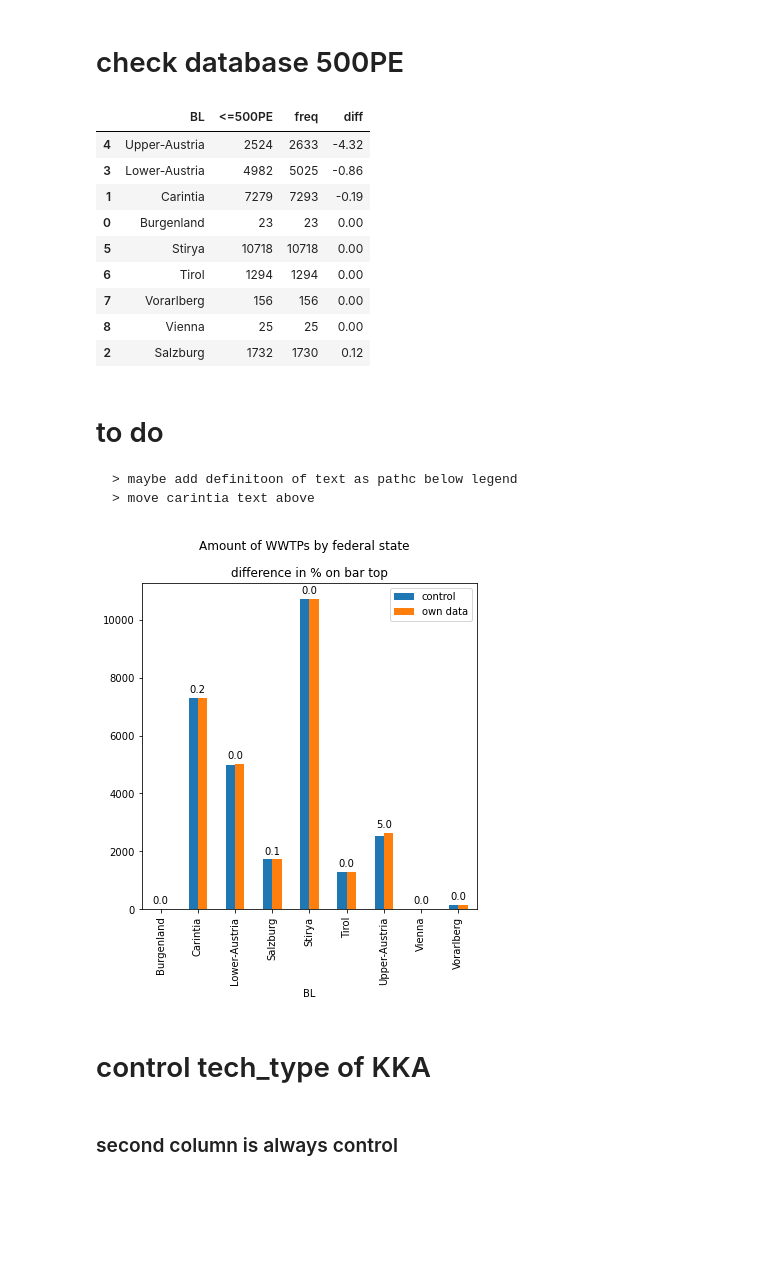
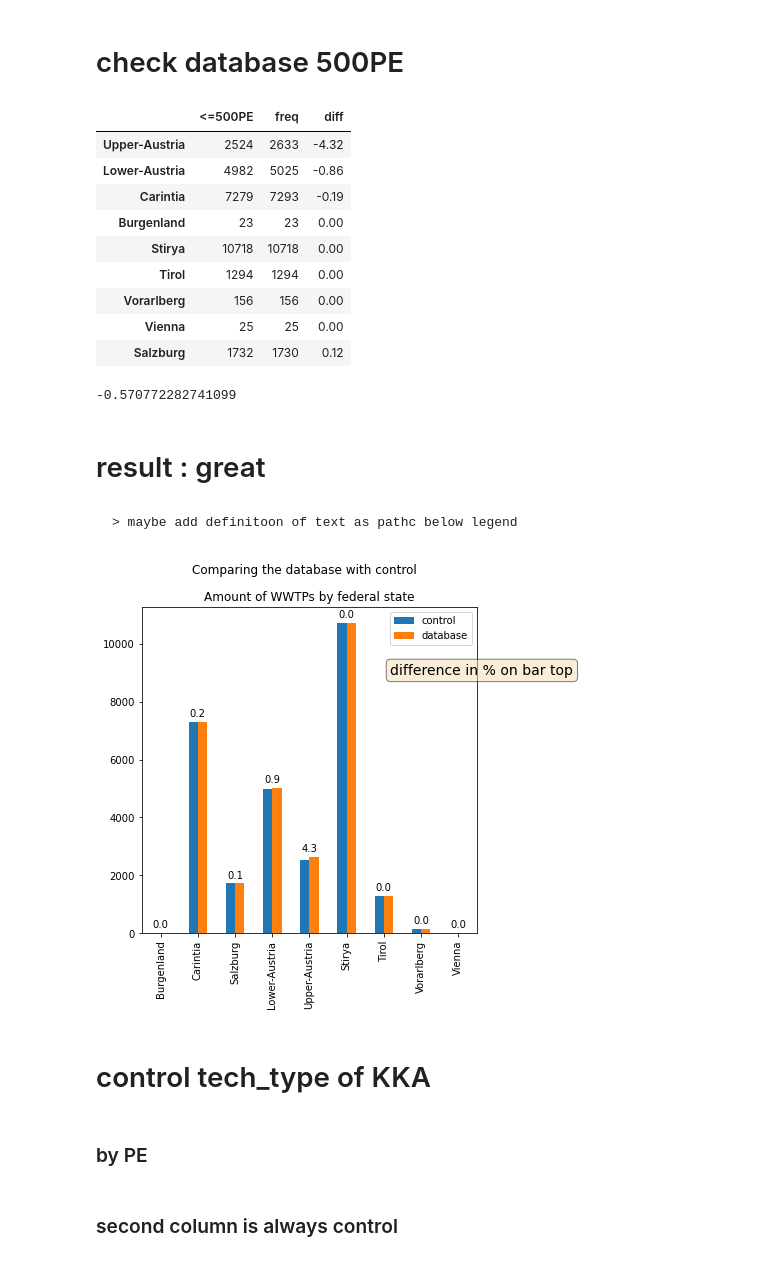
Before and after one commit to anakarpow/Locating-small-wastewater-systems-in-Austria, a Jupyter notebook: control_data_gunter.ipynb, the cells around one changed output. Drawn from its saved outputs; the diff is of its cells as text; code cells hidden in the pictures; blank space fills up the shorter version.

```diff
--- a/control_data_gunter.ipynb
+++ b/control_data_gunter.ipynb
@@ -238,60 +202,74 @@ control.sort_values('accuracy')
 # check database 500PE
 # %%
 control=pd.read_excel('DATA/control_gunter.xlsx')
-database=database[database.PE<=500]
-database.PE=database.PE.astype(np.int64).round()
-data_BL=database.groupby('BL').count().reset_index()[['BL','PE']]
+
+database_all=database[database.PE<=500]
+data_BL=database_all.groupby('BL').count().reset_index()[['BL','PE']]
 data_BL.rename(columns={'PE':'freq'},inplace=True)
+data_BL.set_index('BL',inplace=True)
 
+control.set_index('Bundesland',inplace=True)
+control_db=control.loc[:,'<=500PE']
+control_db=pd.merge(control_db, data_BL, left_index=True, right_index=True)
+control_db=control_db[['<=500PE','freq']]
 
-control=control[['Bundesland','<=500PE']]
-control.rename(columns={'Bundesland':'BL'},inplace=True)
-control=pd.merge(control, data_BL, on='BL')
-control=control[['BL','<=500PE','freq']]
-
-control
-control['diff']=(control['<=500PE']-control.freq)/control['<=500PE']*100
-control['diff']=control['diff'].round(2)
-control.sort_values('diff')
+control_db['diff']=(control_db['<=500PE']-control_db.freq)/control_db['<=500PE']*100
+control_db['diff']=control_db['diff'].round(2)
+control_db.sort_values('diff')
 # %% [output]
-|  | BL | <=500PE | freq | diff |
-| 4 | Upper-Austria | 2524 | 2633 | -4.32 |
-| 3 | Lower-Austria | 4982 | 5025 | -0.86 |
-| 1 | Carintia | 7279 | 7293 | -0.19 |
-| 0 | Burgenland | 23 | 23 | 0.00 |
-| 5 | Stirya | 10718 | 10718 | 0.00 |
-| 6 | Tirol | 1294 | 1294 | 0.00 |
-| 7 | Vorarlberg | 156 | 156 | 0.00 |
-| 8 | Vienna | 25 | 25 | 0.00 |
-| 2 | Salzburg | 1732 | 1730 | 0.12 |
+|  | <=500PE | freq | diff |
+| Upper-Austria | 2524 | 2633 | -4.32 |
+| Lower-Austria | 4982 | 5025 | -0.86 |
+| Carintia | 7279 | 7293 | -0.19 |
+| Burgenland | 23 | 23 | 0.00 |
+| Stirya | 10718 | 10718 | 0.00 |
+| Tirol | 1294 | 1294 | 0.00 |
+| Vorarlberg | 156 | 156 | 0.00 |
+| Vienna | 25 | 25 | 0.00 |
+| Salzburg | 1732 | 1730 | 0.12 |
+# %%
+#0.6 considering aslo Upper-Austria
+overall_freq=(control_db['<=500PE'].sum()-control_db.freq.sum())/control_db['<=500PE'].sum()*100
+overall_freq
+# %% [output]
+-0.570772282741099
+# %% [markdown]
+# result : great
 # %% [markdown]
-# to do
+
     > maybe add definitoon of text as pathc below legend
-    > move carintia text above
 # %%
 fig,ax=plt.subplots(figsize=(6,6))
-control.sort_values('BL').plot.bar(x='BL',y=['<=500PE','freq'],ax=ax)
+control_db.plot.bar(y=['<=500PE','freq'],ax=ax)
 which=[9,10,11,12,13,14,15,16,17]
-values=[x for x in control.sort_values('BL')['diff'].round(1).abs()]
-values[2]=0.0
-values[6]=5.0
-ax.legend(['control','own data'])
-plt.suptitle('Amount of WWTPs by federal state')
+values=[x for x in control_db['diff'].round(1).abs()]
+#values[2]=0.0
+#values[6]=5.0
+ax.legend(['control','database'])
+plt.suptitle('Comparing the database with control')
 #which=range(len(ax.patches))
-ax.set_title('difference in % on bar top')
+ax.set_title('Amount of WWTPs by federal state')
 
 n=0
 for index, rect in enumerate(ax.patches):
     if index in which:
 
         height = rect.get_height()
         ax.text(rect.get_x()-0.13 + rect.get_width() / 2, height+100 , values[n],
                 ha='center', va='bottom', fontsize='medium', fontstretch='ultra-condensed')
         n=n+1
+
+#add text
+props = dict(boxstyle='round', facecolor='wheat', alpha=0.5)
+fig.text(0.7, 0.75, 'difference in % on bar top', fontsize=14,
+        verticalalignment='top',bbox=props)
+
 plt.savefig('graphs/database_precision.png', bbox_inches='tight')
 # %% [output]
-[figure, old version]
+[figure, new version]
 # %% [markdown]
 # control tech_type of KKA
+# %% [markdown]
+### by PE
 # %%
 control=pd.read_excel('DATA/control_gunter.xlsx', sheet_name=1)
```
Also changed, not shown: parts of 55 cells of this notebook, 11 other files.
